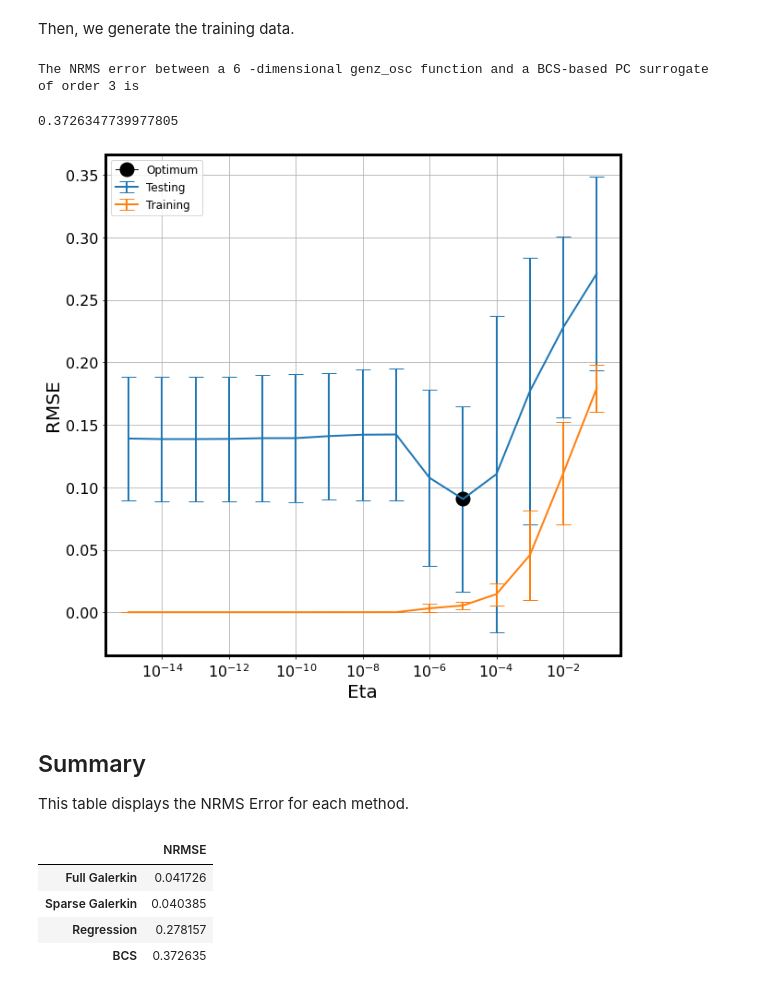
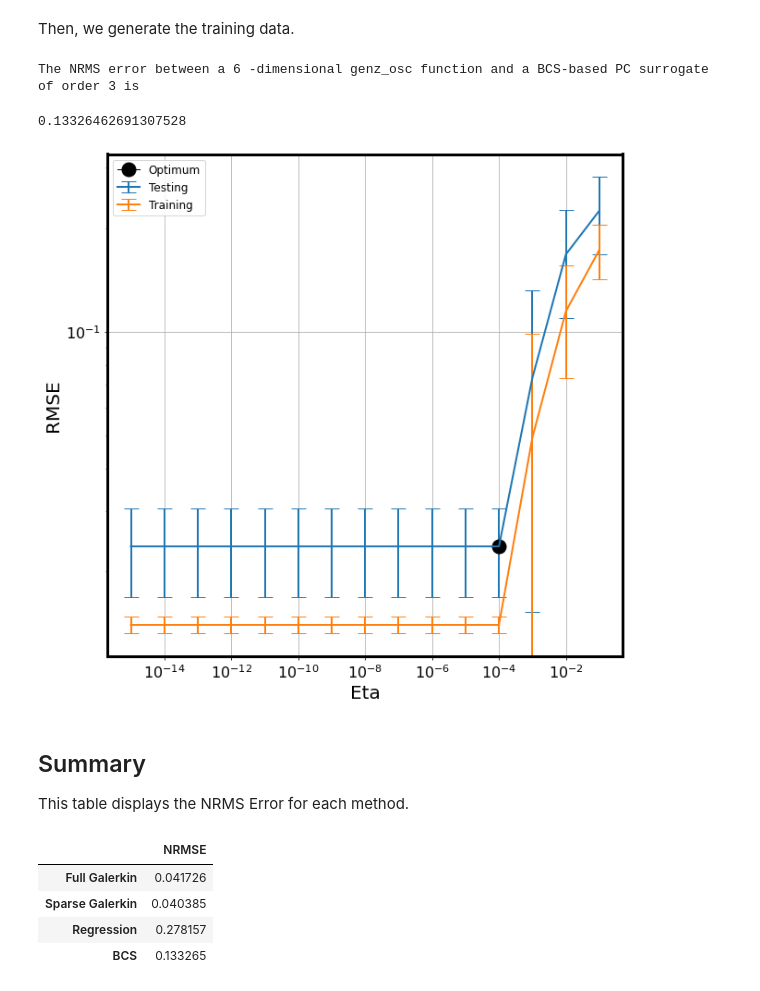
Before and after one commit to sandialabs/UQTk, a Jupyter notebook: examples/surrogate_genz/surrogate_genz.ipynb, the cells around one changed output. Cells and saved outputs as stored; diff of their text form; code cells hidden in the pictures.

```diff
--- a/examples/surrogate_genz/surrogate_genz.ipynb
+++ b/examples/surrogate_genz/surrogate_genz.ipynb
@@ -132,6 +132,7 @@ trval_frac = None      # Fraction of total data to use in each split
 npccut = None          # Maximum number of PC coefficients to retain
 pcf_thr = None         # Minimum value (by magnitude) for PC coefficients
 verbose = 0            # Flag for print statements
+eta_growth = False     # Flag for using basis growth in eta optimization
 eta_plot = True        # Flag to show error plot for eta selection
 # %% [markdown]
 Then, we generate the training data.
@@ -143,28 +144,28 @@ y_train4=func(x_train4, model, np.ones(ndim+1))
 # %%
 # PC object with the starting basis
 if mindex_growth == None:
     start_ord = nord # if no basis growth, order of the final basis = order of the starting basis
 else:
     start_ord = nord-niter+1 # if basis growth, shrink starting basis to allow for growth niter-1 times
 pc_start = uqtkpce.PCSet("NISPnoq", start_ord, ndim, pc_type, pc_alpha, pc_beta)
 
 # BCS
-pc_final, c_k4 = pce_tools.UQTkBCS(pc_start, x_train4, y_train4, niter, eta, ntry, eta_folds, mindex_growth, regparams, sigma, trval_frac, npccut, pcf_thr, verbose, eta_plot)
+pc_final, c_k4 = pce_tools.UQTkBCS(pc_start, x_train4, y_train4, eta, niter, mindex_growth, ntry, eta_folds, eta_growth, eta_plot, regparams, sigma, trval_frac, npccut, pcf_thr, verbose)
 # Evaluate PCE with the final basis
 x_test4=2*rng.random(n=nSam)-1
 pce_evals4=pce_tools.UQTkEvaluatePCE(pc_final,c_k4,x_test4)
 
 # Error
 y_test4=func(x_test4,model,np.ones(ndim+1))
 MSE4 = np.square(np.subtract(y_test4,pce_evals4)).mean()
 RMSE4=math.sqrt(MSE4)
 NRMSE4=RMSE4/np.abs(y_test2.mean())
 print("The NRMS error between a", ndim, "-dimensional", model, "function and a BCS-based PC surrogate of order", nord, "is")
 NRMSE4
 # %% [output]
 The NRMS error between a 6 -dimensional genz_osc function and a BCS-based PC surrogate of order 3 is
-0.3726347739977805
+0.13326462691307528
-[figure, old version]
+[figure, new version]
 # %% [markdown]
 ## Summary
 This table displays the NRMS Error for each method.
@@ -175,4 +176,4 @@ pd.DataFrame(data=[NRMSE, NRMSE2, NRMSE3, NRMSE4], columns=['NRMSE'], index=['Fu
 | Full Galerkin | 0.041726 |
 | Sparse Galerkin | 0.040385 |
 | Regression | 0.278157 |
-| BCS | 0.372635 |
+| BCS | 0.133265 |
```
Also changed, not shown: 2 other files.
